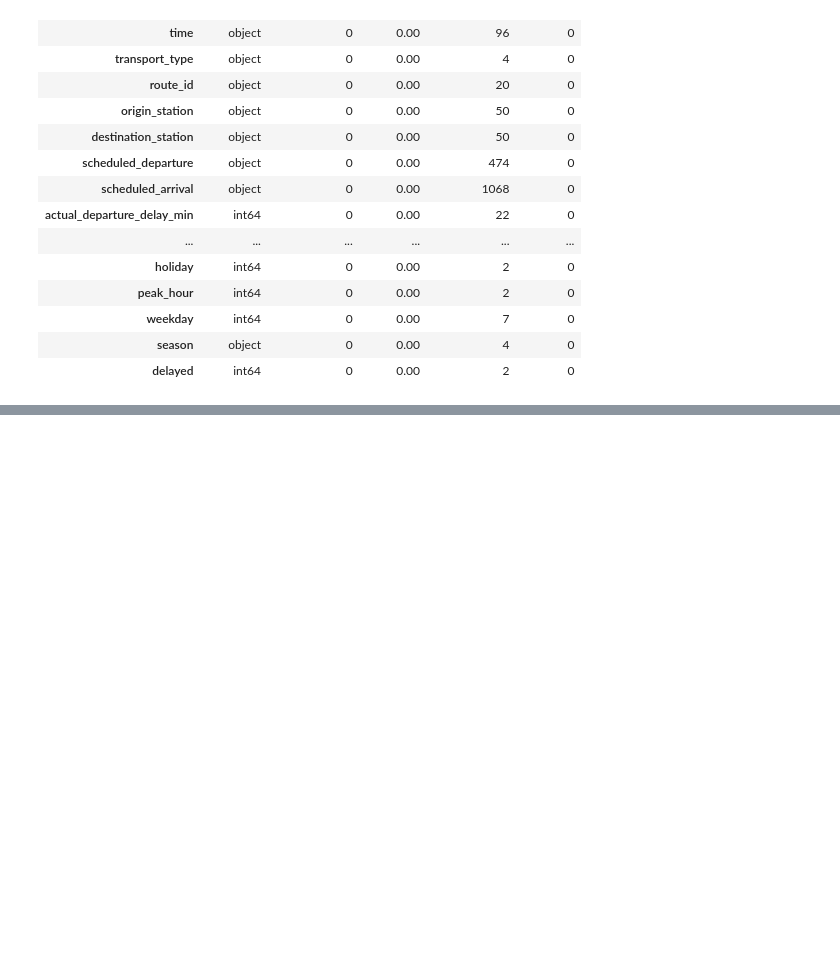
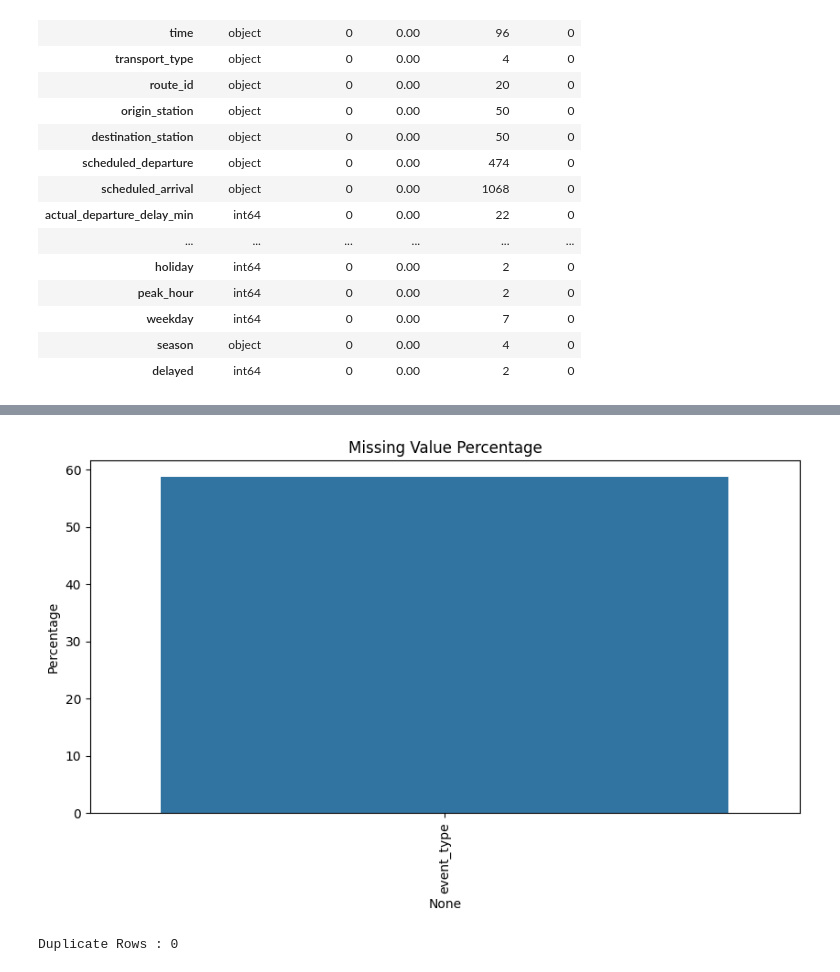
Before and after one commit to srisathvika/Public-Transport-Delay-Prediction, a Jupyter notebook: notebooks/01_Data_Understanding_and_EDA.ipynb, the cells around one changed output, grey strips where cells are left out. Saved outputs shown, nothing was run; the diff lists cells and outputs as text; code cells hidden in the pictures; blank space fills up the shorter version.

```diff
--- a/notebooks/01_Data_Understanding_and_EDA.ipynb
+++ b/notebooks/01_Data_Understanding_and_EDA.ipynb
@@ -229,0 +262,14 @@ report
+# %%
+#Missing value analysis
+
+missing = pd.DataFrame({
+
+"Missing":df.isnull().sum(),
+
+"Percentage":round(df.isnull().sum()/len(df)*100,2)
+
+})
+
+missing = missing.sort_values("Percentage",ascending=False)
+
+missing
@@ -229,0 +306,27 @@ report
+# %%
+#barplot
+
+missing = missing[missing["Missing"]>0]
+
+plt.figure(figsize=(10,5))
+
+sns.barplot(
+    x=missing.index,
+    y=missing["Percentage"]
+)
+
+plt.xticks(rotation=90)
+
+plt.title("Missing Value Percentage")
+
+plt.show()
+# %% [output]
+[figure, added]
+# %%
+# Duplicate Analysis
+
+duplicates = df.duplicated().sum()
+
+print("Duplicate Rows :",duplicates)
+# %% [output]
+Duplicate Rows : 0
```
Also changed, not shown: parts of 19 cells of this notebook.
